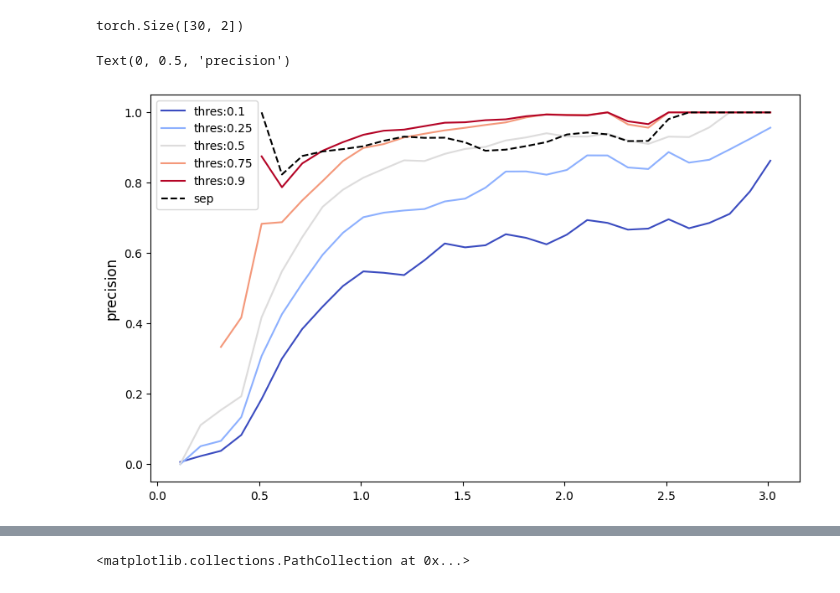
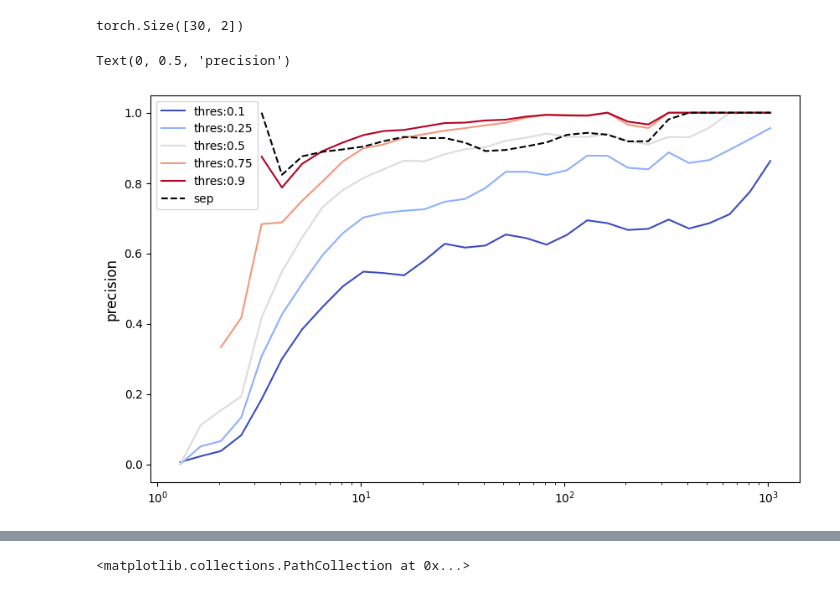
Before and after one commit to ismael-mendoza/bliss, a Jupyter notebook: experiment/notebooks/explore/new-results-detection1.ipynb, the cells around one changed output, grey strips where cells are left out. Saved outputs shown, nothing was run; the diff lists cells and outputs as text; code cells hidden in the pictures.

```diff
--- a/experiment/notebooks/explore/new-results-detection1.ipynb
+++ b/experiment/notebooks/explore/new-results-detection1.ipynb
@@ -246,24 +246,25 @@ f1_sep =  2 / (recall_sep**-1 + precision_sep**-1)
 # %%
 import cycler
 
 snr_middle = snr_bins.mean(axis=-1)
 
 color = plt.cm.coolwarm(np.linspace(0, 1, len(thresholds)))
 cycles = cycler.cycler("color", color)
 fig, ax = plt.subplots(1, 1, figsize=(10, 6))
 ax.set_prop_cycle(cycles)
 
 for ii, thres in enumerate(thresholds):
-    ax.plot(snr_middle.log10(), precisions[ii], '-', label=f'thres:{thres}')
+    ax.plot(snr_middle, precisions[ii], '-', label=f'thres:{thres}')
 
 
-ax.plot(snr_middle.log10(), precision_sep, '--k', label='sep')
-plt.legend()
+ax.plot(snr_middle, precision_sep, '--k', label='sep')
+ax.set_xscale('log')
+ax.legend()
 
 ax.set_ylabel("precision", fontsize=12)
 # %% [output]
 Text(0, 0.5, 'precision')
-[figure, old version]
+[figure, new version]
 # %%
 import cycler
 
```
Also changed, not shown: parts of 2 cells of this notebook.
